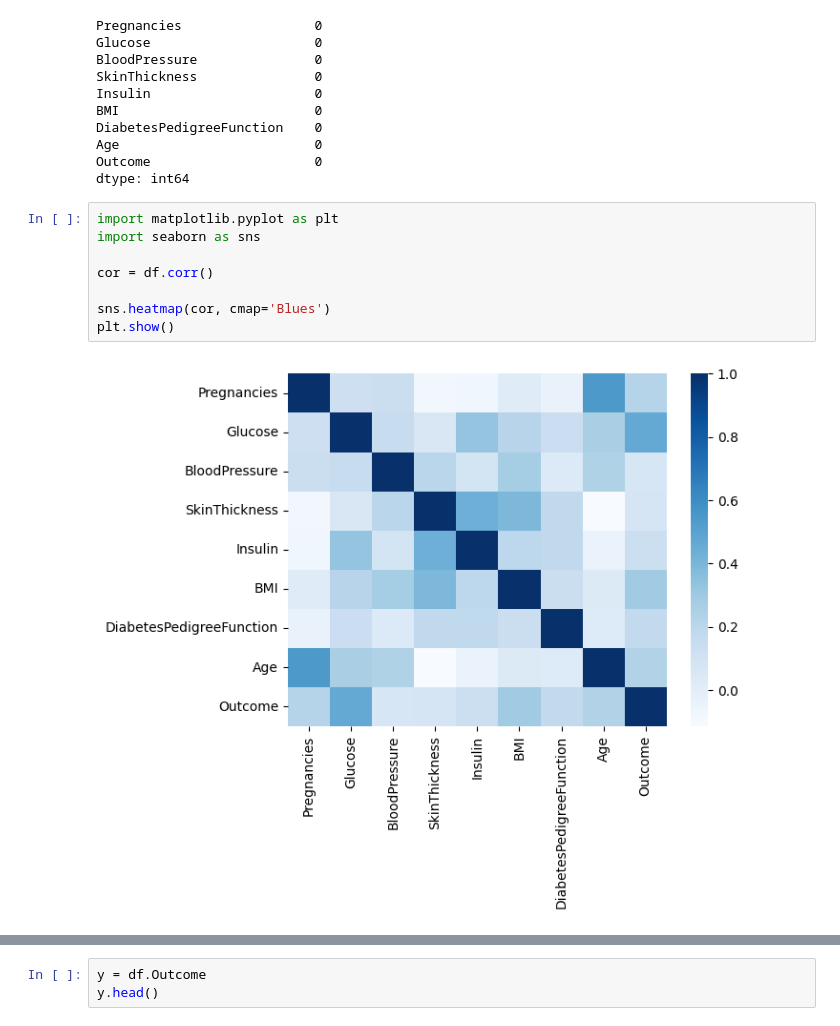
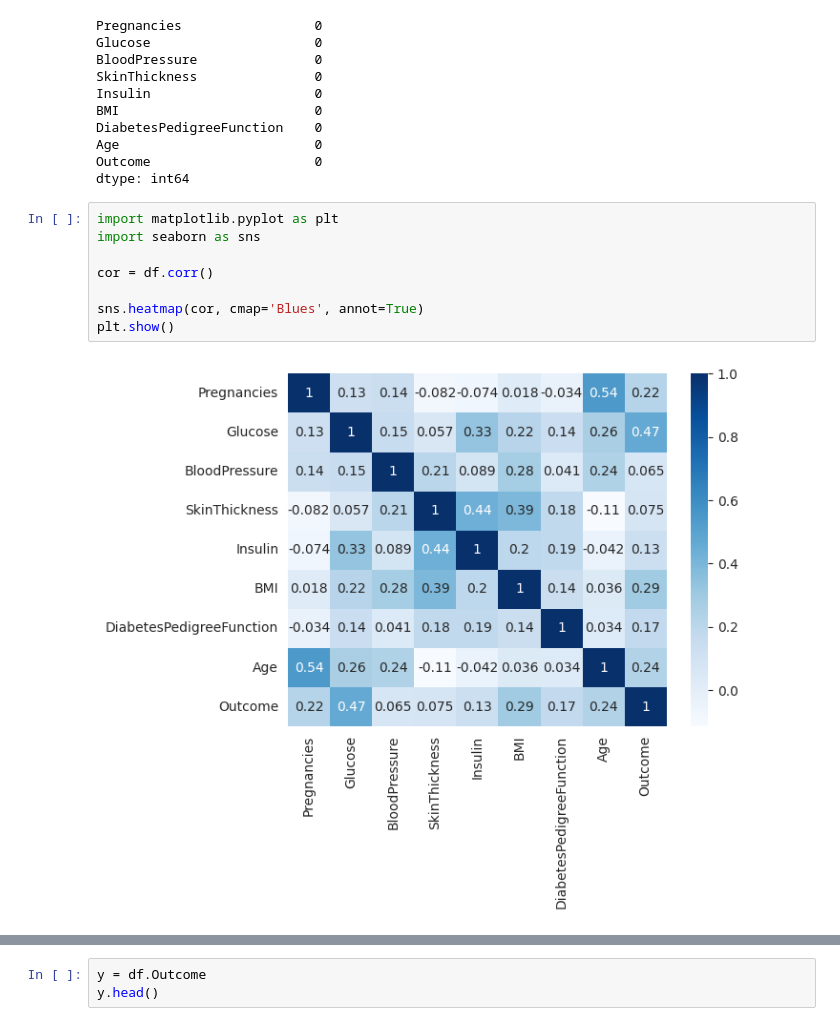
Before and after one commit to ahrorhaidarov/Machine-Learning, a Jupyter notebook: Classification/KNearrestNeighbors/app.ipynb, the cells around one changed output, grey strips where cells are left out. Drawn from its saved outputs; the diff is of its cells as text.

```diff
--- a/Classification/KNearrestNeighbors/app.ipynb
+++ b/Classification/KNearrestNeighbors/app.ipynb
@@ -38,10 +45,10 @@ dtype: int64
 # %%
 import matplotlib.pyplot as plt
 import seaborn as sns
 
 cor = df.corr()
 
-sns.heatmap(cor, cmap='Blues')
+sns.heatmap(cor, cmap='Blues', annot=True)
 plt.show()
 # %% [output]
-[figure, old version]
+[figure, new version]
```
Also changed, not shown: parts of 12 cells of this notebook.
